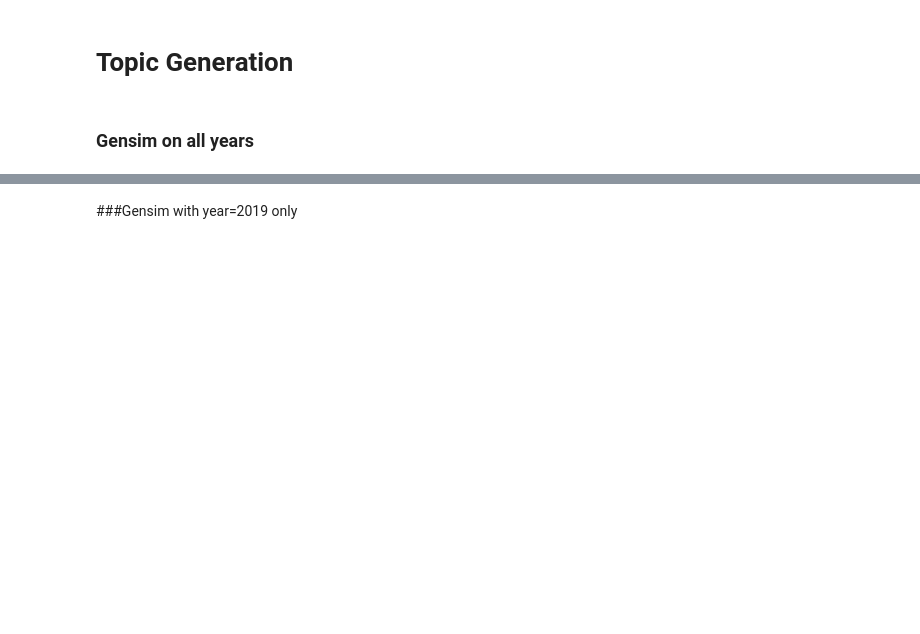
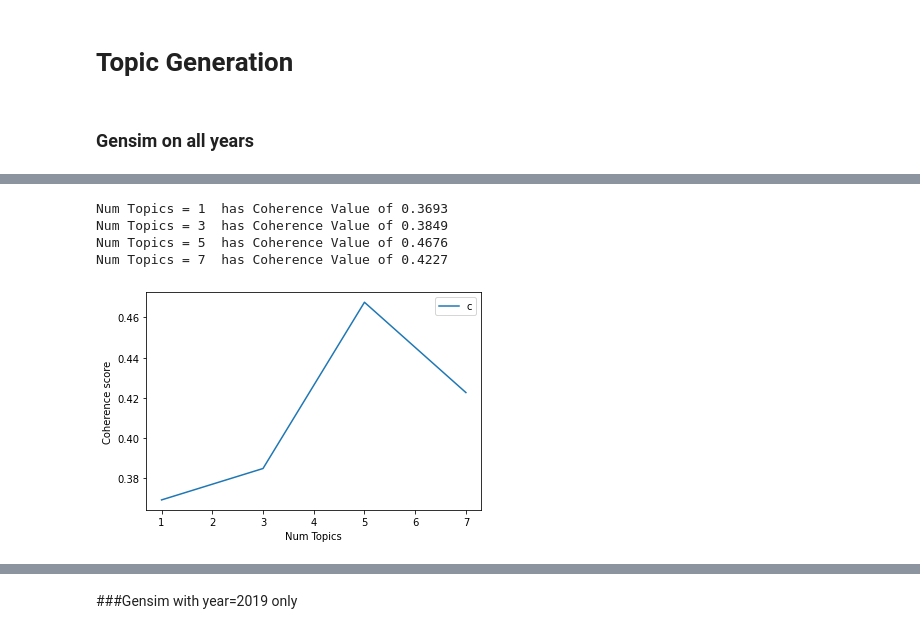
Before and after one commit to iamjatinjain/CIS-9665-Natural-Langauge-Processing, a Jupyter notebook: Project.ipynb, the cells around one changed output, grey strips where cells are left out. Drawn from its saved outputs; the diff is of its cells as text; code cells hidden in the pictures; blank space fills up the shorter version.

```diff
--- a/Project.ipynb
+++ b/Project.ipynb
@@ -812,3 +811,6 @@ Since, the Accuracy and Precision scores are better for Logistic Regression meth
 # **Topic Generation**
 # %% [markdown]
 ### Gensim on all years
+# %%
+phone_reviews['clean_review_body'] = phone_reviews['review_body'].map(preprocess)
+phone_reviews.head()
@@ -876,22 +934,26 @@ def compute_coherence_values(dictionary, corpus, texts, limit, start=1, step=2):
 
     return model_list, coherence_values
 # Can take a long time to run.
-model_list, coherence_values = compute_coherence_values(dictionary=dictionary, corpus=corpus_tfidf, texts=phone_reviews['clean_review_body'], start=1, limit=10, step=2)
+model_list, coherence_values = compute_coherence_values(dictionary=dictionary, corpus=corpus_tfidf, texts=phone_reviews['clean_review_body'], start=1, limit=8, step=2)
 # %%
 # Show graph
-limit=10; start=1; step=2;
+limit=8; start=1; step=2;
 x = range(start, limit, step)
 plt.plot(x, coherence_values)
 plt.xlabel("Num Topics")
 plt.ylabel("Coherence score")
 plt.legend(("coherence_values"), loc='best')
 plt.show()
 
 # Print the coherence scores
 for m, cv in zip(x, coherence_values):
     print("Num Topics =", m, " has Coherence Value of", round(cv, 4))
-
-#ressult shows num topics=5 has highest coherence value
+# %% [output]
+Num Topics = 1  has Coherence Value of 0.3693
+Num Topics = 3  has Coherence Value of 0.3849
+Num Topics = 5  has Coherence Value of 0.4676
+Num Topics = 7  has Coherence Value of 0.4227
+[figure, added]
 # %%
 #Find the dominant topic in each document=====================================================================================================
 list_in_list=[]
```
Also changed, not shown: parts of 40 cells of this notebook.
